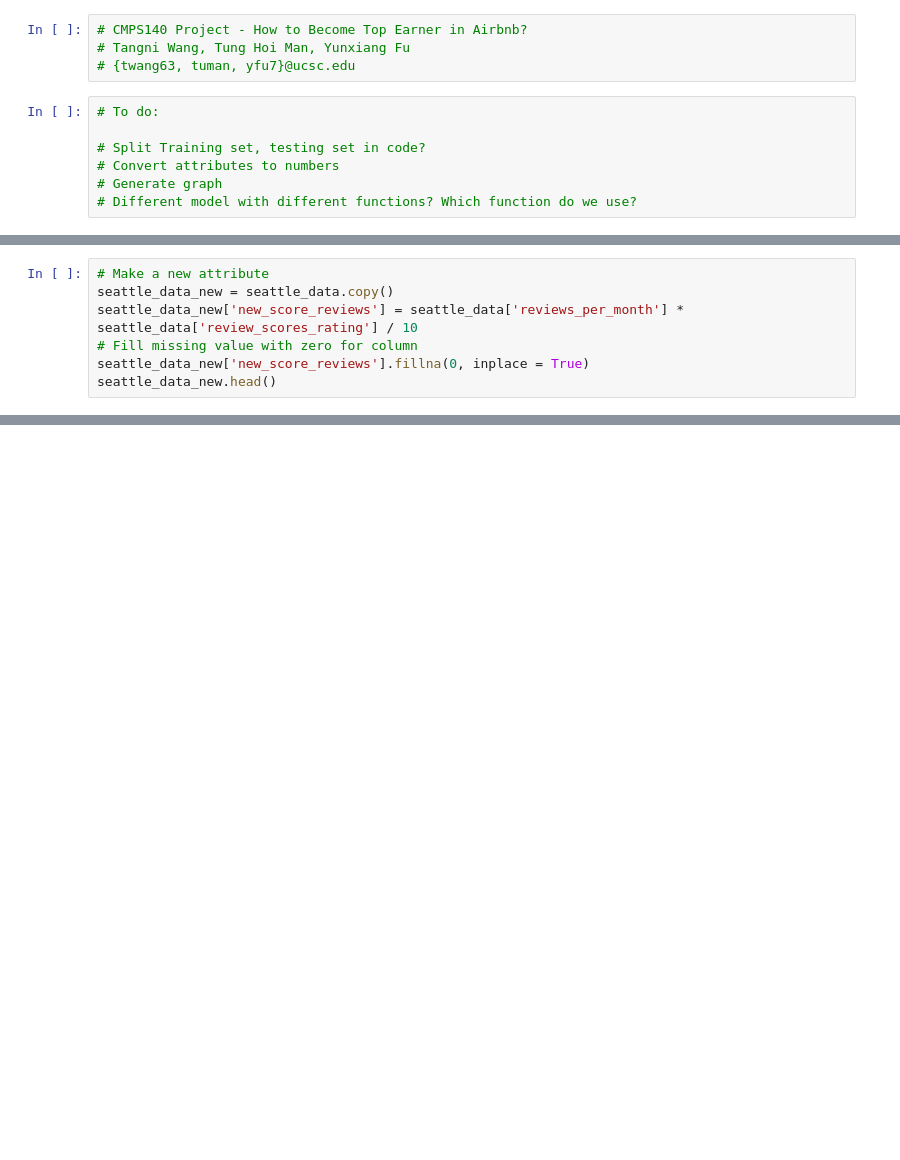
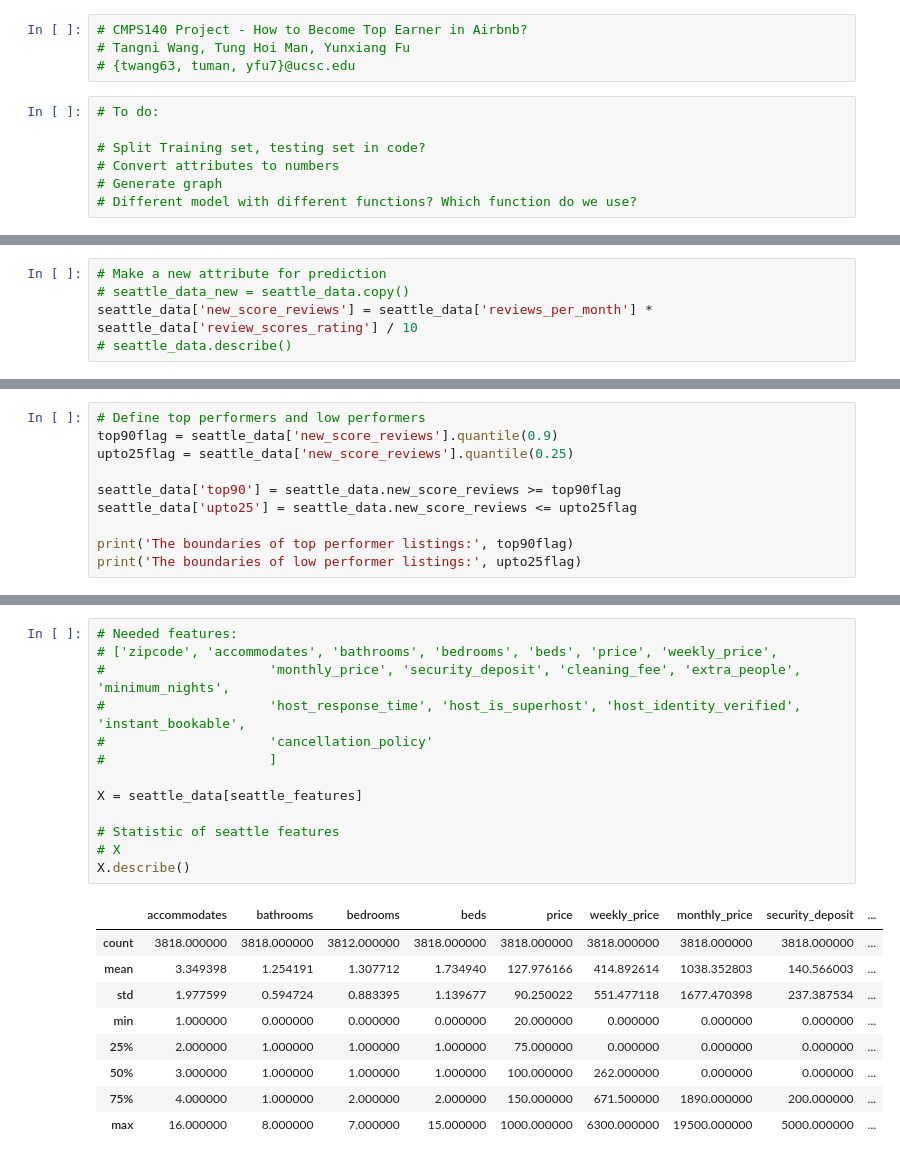
Before and after one commit to tonyman316/Become_a_Top_Airbnb_Earner, a Jupyter notebook: seattle_airbnb_top_earner.ipynb, the cells around one changed output, grey strips where cells are left out. Drawn from its saved outputs; the diff is of its cells as text; blank space fills up the shorter version.

Commit message:
add processing data

```diff
--- a/seattle_airbnb_top_earner.ipynb
+++ b/seattle_airbnb_top_earner.ipynb
@@ -67,7 +127,5 @@ seattle_data = pd.read_csv(seattle_file_path)
 # %%
-# Make a new attribute
-seattle_data_new = seattle_data.copy()
-seattle_data_new['new_score_reviews'] = seattle_data['reviews_per_month'] * seattle_data['review_scores_rating'] / 10
-# Fill missing value with zero for column
-seattle_data_new['new_score_reviews'].fillna(0, inplace = True)
-seattle_data_new.head()
+# Make a new attribute for prediction
+# seattle_data_new = seattle_data.copy()
+seattle_data['new_score_reviews'] = seattle_data['reviews_per_month'] * seattle_data['review_scores_rating'] / 10
+# seattle_data.describe()
@@ -83,0 +132,10 @@ seattle_data_new.head()
+# %%
+# Define top performers and low performers
+top90flag = seattle_data['new_score_reviews'].quantile(0.9)
+upto25flag = seattle_data['new_score_reviews'].quantile(0.25)
+
+seattle_data['top90'] = seattle_data.new_score_reviews >= top90flag
+seattle_data['upto25'] = seattle_data.new_score_reviews <= upto25flag
+
+print('The boundaries of top performer listings:', top90flag)
+print('The boundaries of low performer listings:', upto25flag)
@@ -84,2 +210,25 @@ seattle_data_new.head()
+# %%
+# Needed features:
+# ['zipcode', 'accommodates', 'bathrooms', 'bedrooms', 'beds', 'price', 'weekly_price',
+#                     'monthly_price', 'security_deposit', 'cleaning_fee', 'extra_people', 'minimum_nights',
+#                     'host_response_time', 'host_is_superhost', 'host_identity_verified', 'instant_bookable',
+#                     'cancellation_policy'
+#                     ]
+
+X = seattle_data[seattle_features]
+
+# Statistic of seattle features
+# X
+X.describe()
+# %% [output]
+|  | accommodates | bathrooms | bedrooms | beds | price | weekly_price | monthly_price | security_deposit | ... |
+| count | 3818.000000 | 3818.000000 | 3812.000000 | 3818.000000 | 3818.000000 | 3818.000000 | 3818.000000 | 3818.000000 | ... |
+| mean | 3.349398 | 1.254191 | 1.307712 | 1.734940 | 127.976166 | 414.892614 | 1038.352803 | 140.566003 | ... |
+| std | 1.977599 | 0.594724 | 0.883395 | 1.139677 | 90.250022 | 551.477118 | 1677.470398 | 237.387534 | ... |
+| min | 1.000000 | 0.000000 | 0.000000 | 0.000000 | 20.000000 | 0.000000 | 0.000000 | 0.000000 | ... |
+| 25% | 2.000000 | 1.000000 | 1.000000 | 1.000000 | 75.000000 | 0.000000 | 0.000000 | 0.000000 | ... |
+| 50% | 3.000000 | 1.000000 | 1.000000 | 1.000000 | 100.000000 | 262.000000 | 0.000000 | 0.000000 | ... |
+| 75% | 4.000000 | 1.000000 | 2.000000 | 2.000000 | 150.000000 | 671.500000 | 1890.000000 | 200.000000 | ... |
+| max | 16.000000 | 8.000000 | 7.000000 | 15.000000 | 1000.000000 | 6300.000000 | 19500.000000 | 5000.000000 | ... |
 # %%
 # Prediction target
```
Also changed, not shown: parts of 23 cells of this notebook.
